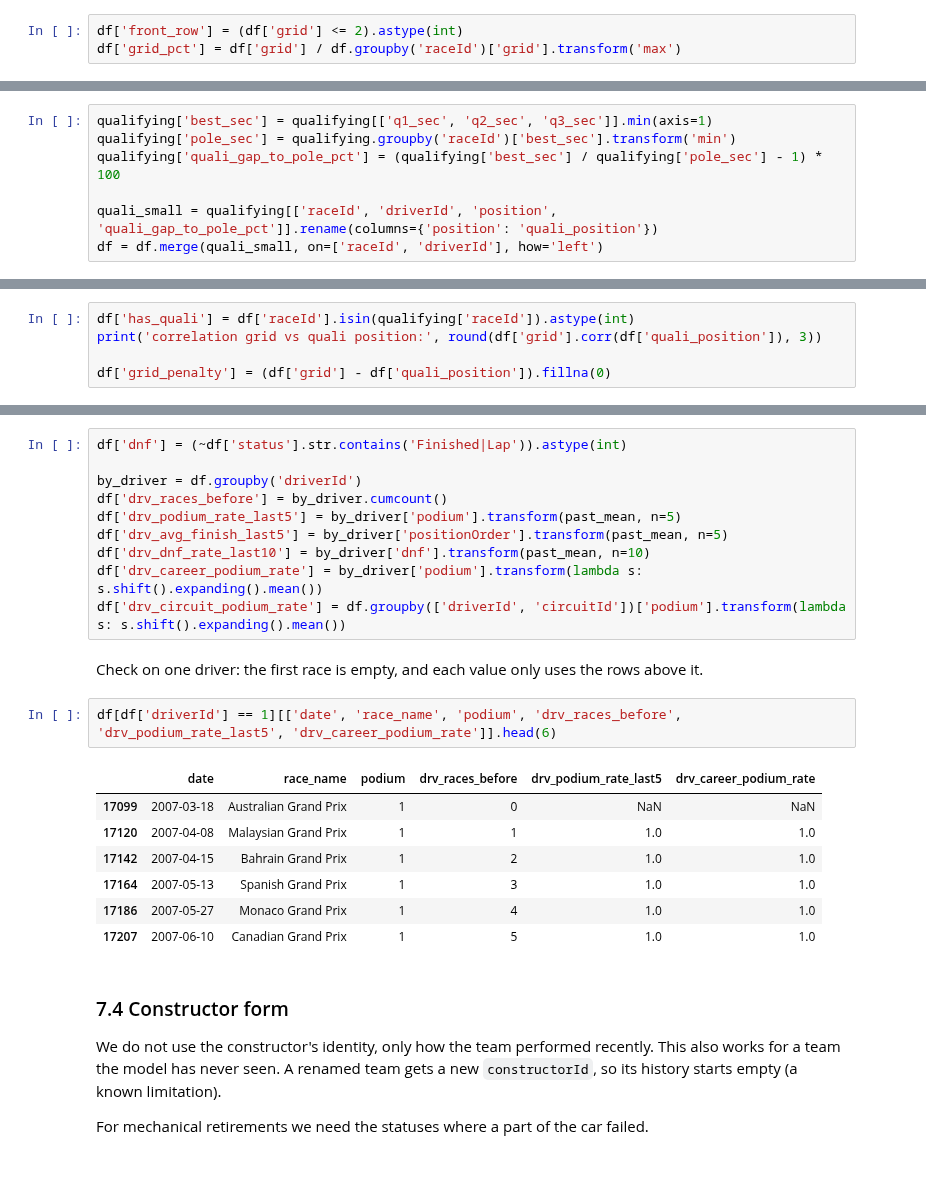
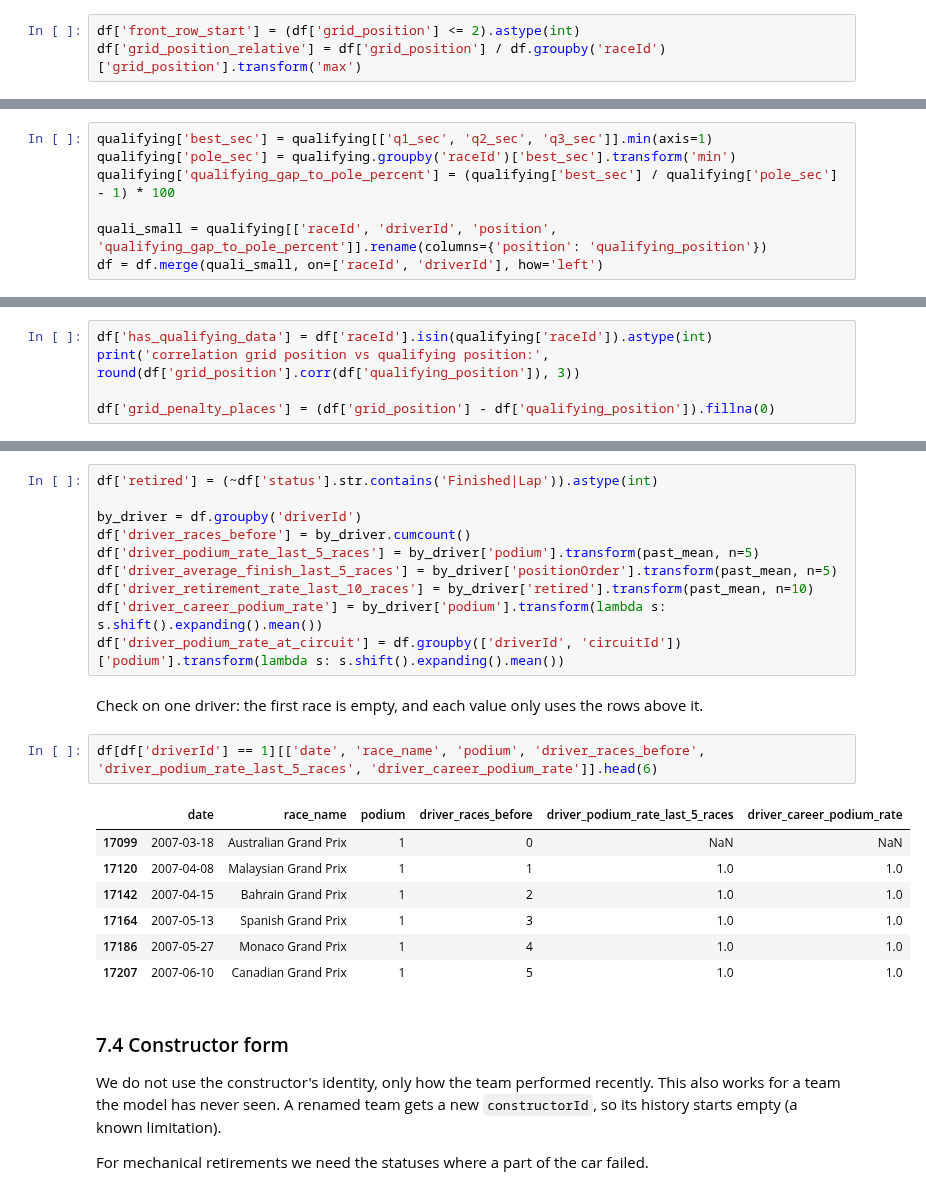
Before and after one commit to AliAbuelkheir/ACL-2, a Jupyter notebook: notebooks/01-cleaning-and-modeling-table.ipynb, the cells around one changed output, grey strips where cells are left out. Drawn from its saved outputs; the diff is of its cells as text.

```diff
--- a/notebooks/01-cleaning-and-modeling-table.ipynb
+++ b/notebooks/01-cleaning-and-modeling-table.ipynb
@@ -525,6 +527,6 @@ Fields had 20 cars in some years and more than 30 in others, so the same grid nu
 # %%
-df['front_row'] = (df['grid'] <= 2).astype(int)
-df['grid_pct'] = df['grid'] / df.groupby('raceId')['grid'].transform('max')
+df['front_row_start'] = (df['grid_position'] <= 2).astype(int)
+df['grid_position_relative'] = df['grid_position'] / df.groupby('raceId')['grid_position'].transform('max')
 # %% [markdown]
 ### 7.2 Qualifying
 
@@ -532,8 +534,8 @@ The gap between a driver's best lap and the fastest lap (pole), as a percentage,
 # %%
 qualifying['best_sec'] = qualifying[['q1_sec', 'q2_sec', 'q3_sec']].min(axis=1)
 qualifying['pole_sec'] = qualifying.groupby('raceId')['best_sec'].transform('min')
-qualifying['quali_gap_to_pole_pct'] = (qualifying['best_sec'] / qualifying['pole_sec'] - 1) * 100
+qualifying['qualifying_gap_to_pole_percent'] = (qualifying['best_sec'] / qualifying['pole_sec'] - 1) * 100
 
-quali_small = qualifying[['raceId', 'driverId', 'position', 'quali_gap_to_pole_pct']].rename(columns={'position': 'quali_position'})
+quali_small = qualifying[['raceId', 'driverId', 'position', 'qualifying_gap_to_pole_percent']].rename(columns={'position': 'qualifying_position'})
 df = df.merge(quali_small, on=['raceId', 'driverId'], how='left')
 # %% [markdown]
@@ -543,6 +545,6 @@ Grid and qualifying position are almost the same number, so we keep only their *
 # %%
-df['has_quali'] = df['raceId'].isin(qualifying['raceId']).astype(int)
-print('correlation grid vs quali position:', round(df['grid'].corr(df['quali_position']), 3))
+df['has_qualifying_data'] = df['raceId'].isin(qualifying['raceId']).astype(int)
+print('correlation grid position vs qualifying position:', round(df['grid_position'].corr(df['qualifying_position']), 3))
 
-df['grid_penalty'] = (df['grid'] - df['quali_position']).fillna(0)
+df['grid_penalty_places'] = (df['grid_position'] - df['qualifying_position']).fillna(0)
 # %% [output]
@@ -572,19 +574,19 @@ def past_mean(s, n):
 # %%
-df['dnf'] = (~df['status'].str.contains('Finished|Lap')).astype(int)
+df['retired'] = (~df['status'].str.contains('Finished|Lap')).astype(int)
 
 by_driver = df.groupby('driverId')
-df['drv_races_before'] = by_driver.cumcount()
-df['drv_podium_rate_last5'] = by_driver['podium'].transform(past_mean, n=5)
-df['drv_avg_finish_last5'] = by_driver['positionOrder'].transform(past_mean, n=5)
-df['drv_dnf_rate_last10'] = by_driver['dnf'].transform(past_mean, n=10)
-df['drv_career_podium_rate'] = by_driver['podium'].transform(lambda s: s.shift().expanding().mean())
-df['drv_circuit_podium_rate'] = df.groupby(['driverId', 'circuitId'])['podium'].transform(lambda s: s.shift().expanding().mean())
+df['driver_races_before'] = by_driver.cumcount()
+df['driver_podium_rate_last_5_races'] = by_driver['podium'].transform(past_mean, n=5)
+df['driver_average_finish_last_5_races'] = by_driver['positionOrder'].transform(past_mean, n=5)
+df['driver_retirement_rate_last_10_races'] = by_driver['retired'].transform(past_mean, n=10)
+df['driver_career_podium_rate'] = by_driver['podium'].transform(lambda s: s.shift().expanding().mean())
+df['driver_podium_rate_at_circuit'] = df.groupby(['driverId', 'circuitId'])['podium'].transform(lambda s: s.shift().expanding().mean())
 # %% [markdown]
 Check on one driver: the first race is empty, and each value only uses the rows above it.
 # %%
-df[df['driverId'] == 1][['date', 'race_name', 'podium', 'drv_races_before', 'drv_podium_rate_last5', 'drv_career_podium_rate']].head(6)
+df[df['driverId'] == 1][['date', 'race_name', 'podium', 'driver_races_before', 'driver_podium_rate_last_5_races', 'driver_career_podium_rate']].head(6)
 # %% [output]
-|  | date | race_name | podium | drv_races_before | drv_podium_rate_last5 | drv_career_podium_rate |
+|  | date | race_name | podium | driver_races_before | driver_podium_rate_last_5_races | driver_career_podium_rate |
 | 17099 | 2007-03-18 | Australian Grand Prix | 1 | 0 | NaN | NaN |
 | 17120 | 2007-04-08 | Malaysian Grand Prix | 1 | 1 | 1.0 | 1.0 |
 | 17142 | 2007-04-15 | Bahrain Grand Prix | 1 | 2 | 1.0 | 1.0 |
```
Also changed, not shown: parts of 24 cells of this notebook, 2 other files.
